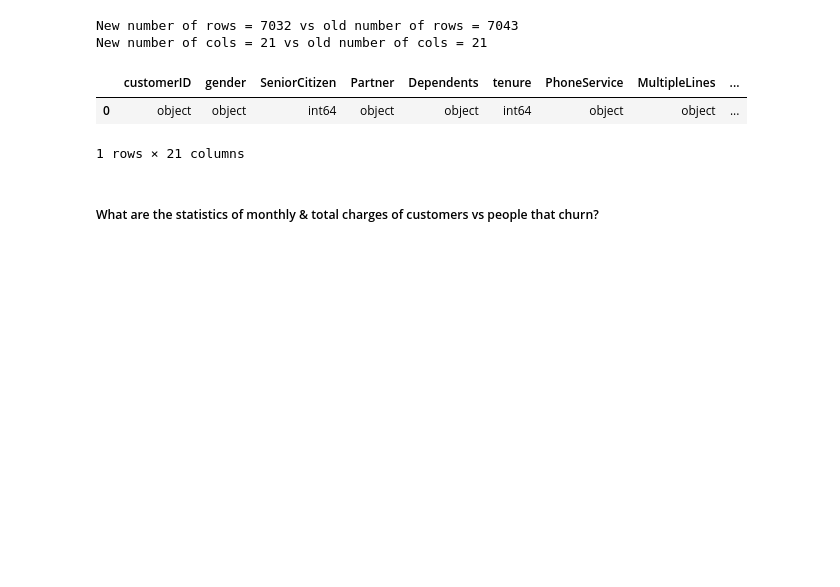
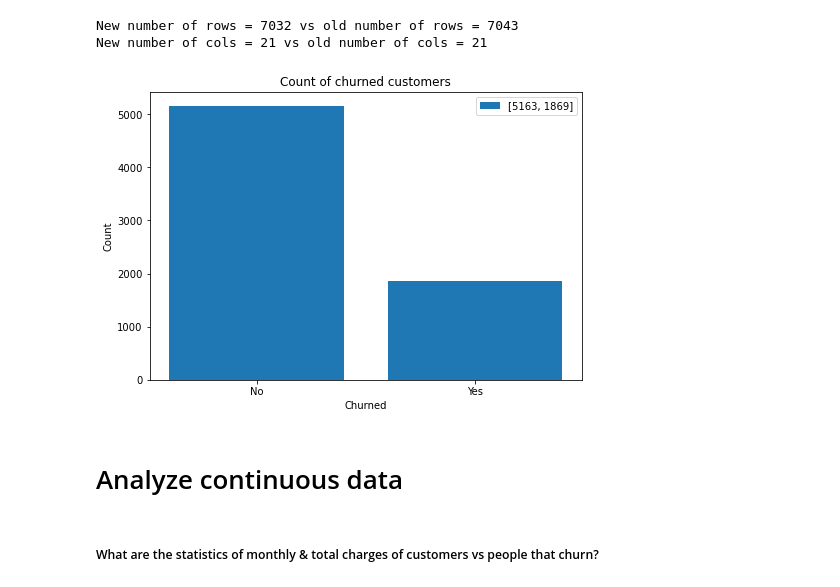
Before and after one commit to kwovadis/churn_analysis, a Jupyter notebook: churn_analysis.ipynb, the cells around one changed output. Drawn from its saved outputs; the diff is of its cells as text; code cells hidden in the pictures; blank space fills up the shorter version.

```diff
--- a/churn_analysis.ipynb
+++ b/churn_analysis.ipynb
@@ -122,11 +130,19 @@ print(f'New number of cols = {cols_clean} vs old number of cols = {cols}')
 # %% [output]
 New number of rows = 7032 vs old number of rows = 7043
 New number of cols = 21 vs old number of cols = 21
-# %%
-df_clean.dtypes.to_frame().T
-# %% [output]
-|  | customerID | gender | SeniorCitizen | Partner | Dependents | tenure | PhoneService | MultipleLines | ... |
-| 0 | object | object | int64 | object | object | int64 | object | object | ... |
-1 rows × 21 columns
+# %%
+current_customer = df_clean[df_clean.Churn == 'No'] # Subset df_clean to only those that are currently customers
+churned_customer = df_clean[df_clean.Churn == 'Yes'] # Subset df_clean to only those that have churned
+
+fig = plt.figure()
+ax = fig.add_axes([0,0,1,1])
+ax.bar(list(pd.unique(df_clean["Churn"])),[current_customer.shape[0], churned_customer.shape[0]], label=[current_customer.shape[0], churned_customer.shape[0]])
+ax.legend()
+ax.set_xlabel('Churned'), ax.set_ylabel('Count'), ax.set_title('Count of churned customers')
+plt.show()
+# %% [output]
+[figure, added]
+# %% [markdown]
+# Analyze continuous data
 # %% [markdown]
 ##### What are the statistics of monthly & total charges of customers vs people that churn?
```
Also changed, not shown: parts of 59 cells of this notebook.
